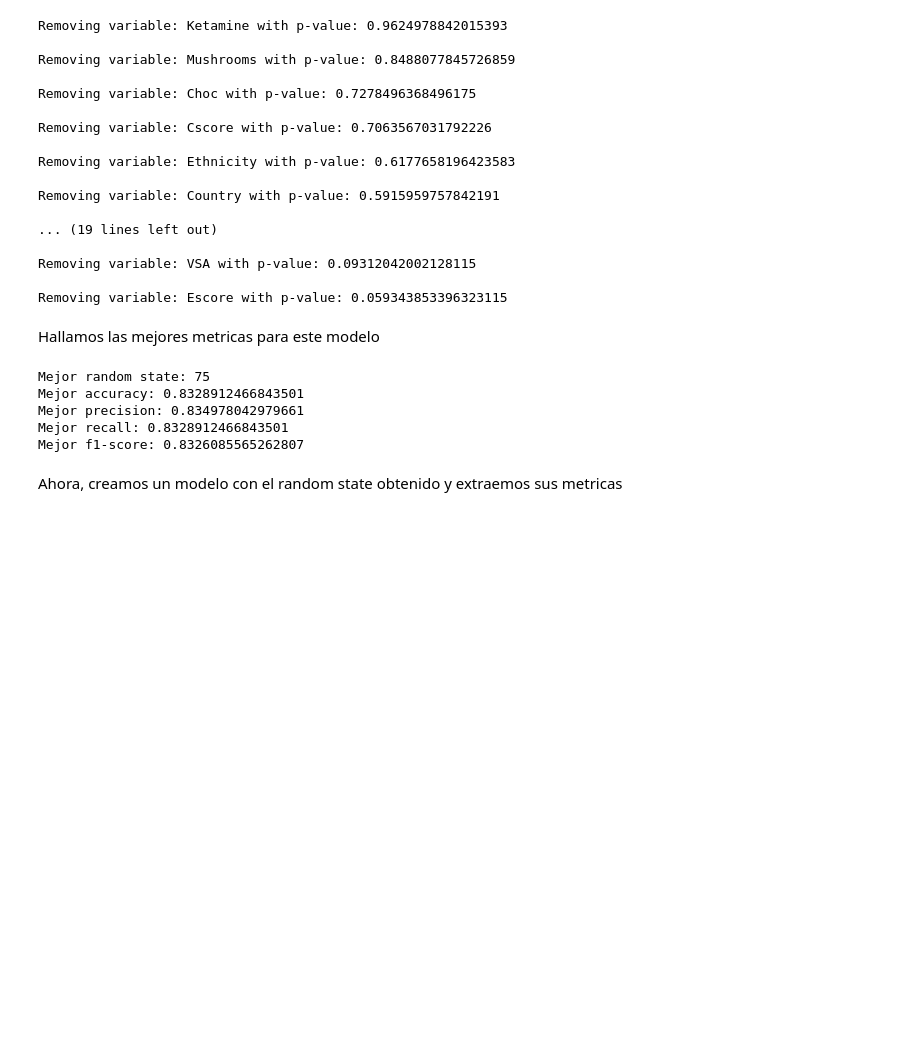
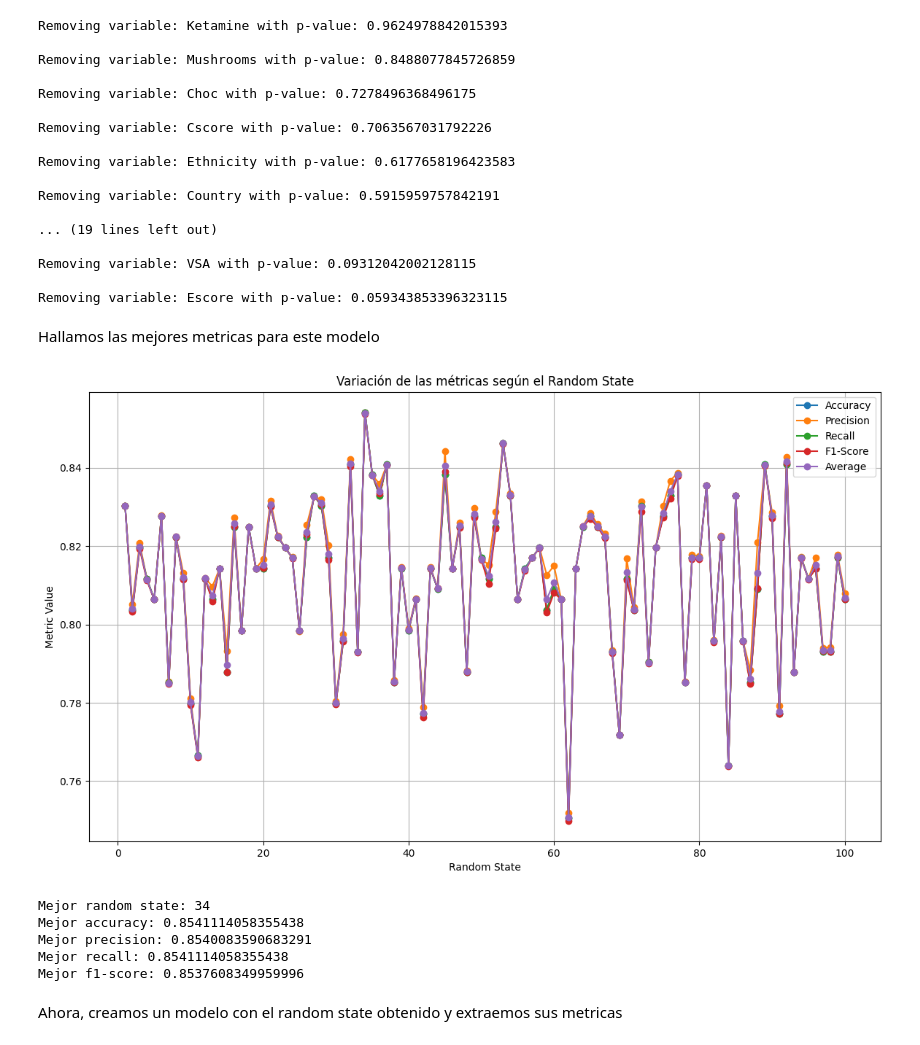
Before and after one commit to Crownyny/Drug_Consumption_Analysis, a Jupyter notebook: Data Analysis.ipynb, the cells around one changed output. Cells and saved outputs as stored; diff of their text form; code cells hidden in the pictures; blank space fills up the shorter version.

```diff
--- a/Data Analysis.ipynb
+++ b/Data Analysis.ipynb
@@ -163,11 +163,11 @@ import matplotlib.pyplot as plt
 
 def print_results(results_df):
     plt.figure(figsize=(14, 8))
-    plt.plot(results_df['random_state'].values(), results_df['accuracy'].values(), label='Accuracy', marker='o')
-    plt.plot(results_df['random_state'].values(), results_df['precision'].values(), label='Precision', marker='o')
-    plt.plot(results_df['random_state'].values(), results_df['recall'].values(), label='Recall', marker='o')
-    plt.plot(results_df['random_state'].values(), results_df['f1_score'].values(), label='F1-Score', marker='o')
-    plt.plot(results_df['random_state'].values(), results_df['average'].values(), label='Average', marker='o')
+    plt.plot(results_df['random_state'], results_df['accuracy'], label='Accuracy', marker='o')
+    plt.plot(results_df['random_state'], results_df['precision'], label='Precision', marker='o')
+    plt.plot(results_df['random_state'], results_df['recall'], label='Recall', marker='o')
+    plt.plot(results_df['random_state'], results_df['f1_score'], label='F1-Score', marker='o')
+    plt.plot(results_df['random_state'], results_df['average'], label='Average', marker='o')
     plt.xlabel('Random State')
     plt.ylabel('Metric Value')
     plt.title('Variación de las métricas según el Random State')
@@ -201,7 +201,9 @@ def find_best_metrics(model_type, X, y):
         'average': averages
     })
     #Para imprimir el dataframe
-    #print_results(results_df)
+
+    print_results(results_df)
+
     # Identificar el mejor random_state según el promedio
     best_index = results_df['average'].idxmax() # Se suma 1 porque el índice comienza en 0, y los random states en 1
     best_random_state = results_df.loc[best_index, 'random_state']
@@ -262,18 +264,19 @@ Removing variable: Escore with p-value: 0.059343853396323115
 # %% [markdown]
 Hallamos las mejores metricas para este modelo
 # %%
-best_random_state, best_accuracy, best_precision, best_recall, best_f1 = find_best_metrics(1, X, y)
+best_random_state, best_accuracy, best_precision, best_recall, best_f1 = find_best_metrics(1, X_reduc, y)
 print(f"Mejor random state: {best_random_state}")
 print(f"Mejor accuracy: {best_accuracy}")
 print(f"Mejor precision: {best_precision}")
 print(f"Mejor recall: {best_recall}")
 print(f"Mejor f1-score: {best_f1}")
 # %% [output]
+[figure, added]
-Mejor random state: 75
-Mejor accuracy: 0.8328912466843501
-Mejor precision: 0.834978042979661
-Mejor recall: 0.8328912466843501
-Mejor f1-score: 0.8326085565262807
+Mejor random state: 34
+Mejor accuracy: 0.8541114058355438
+Mejor precision: 0.8540083590683291
+Mejor recall: 0.8541114058355438
+Mejor f1-score: 0.8537608349959996
 # %% [markdown]
 
 Ahora, creamos un modelo con el random state obtenido y extraemos sus metricas
```
Also changed, not shown: parts of 15 cells of this notebook.
